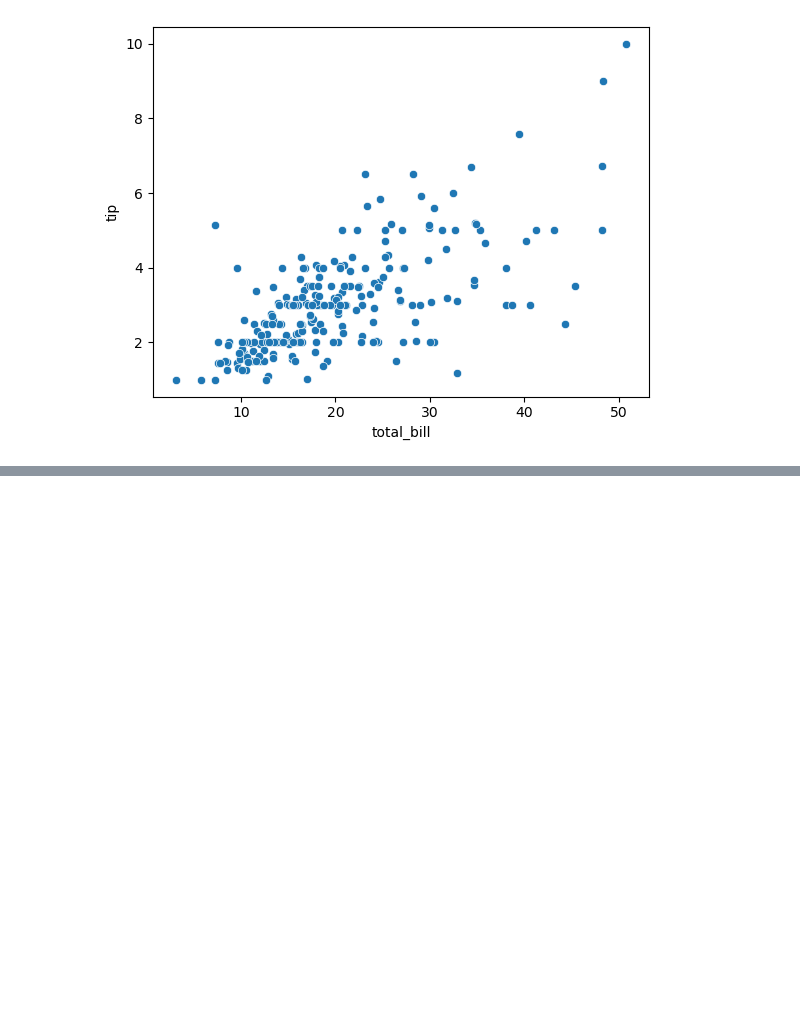
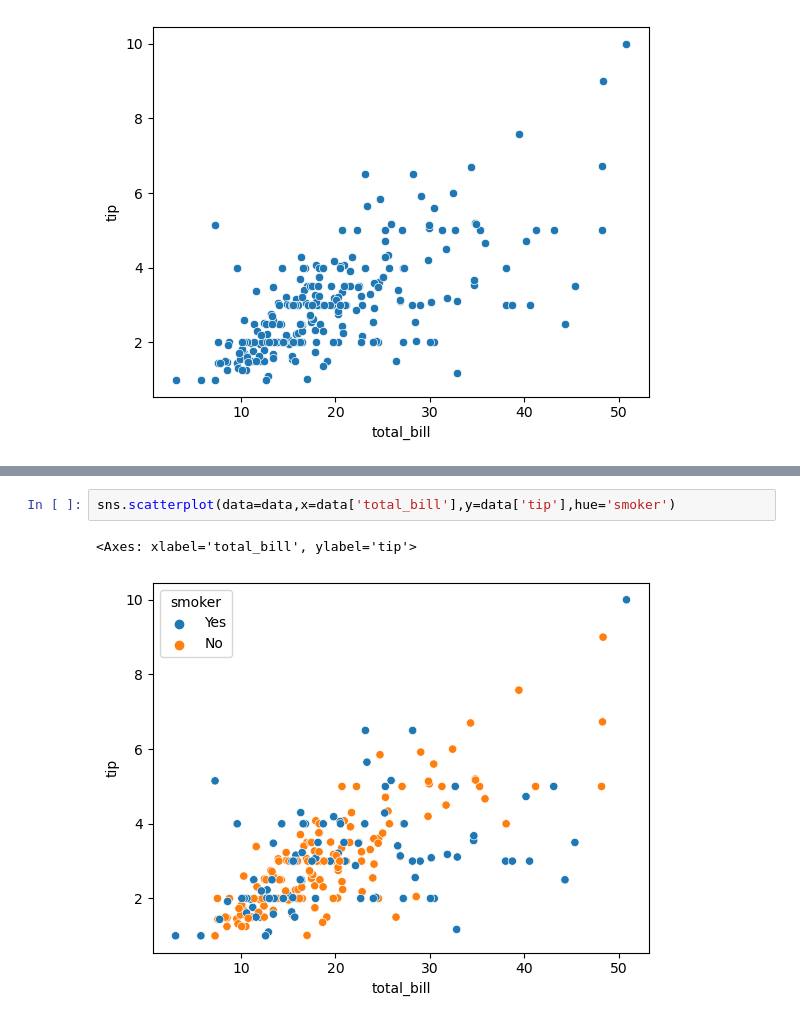
Before and after one commit to VaishnaviMGhadge/data_analysis, a Jupyter notebook: matplotlib/seaborntut.ipynb, the cells around one changed output, grey strips where cells are left out. Saved outputs shown, nothing was run; the diff lists cells and outputs as text; blank space fills up the shorter version.

```diff
--- a/matplotlib/seaborntut.ipynb
+++ b/matplotlib/seaborntut.ipynb
@@ -38,0 +56,5 @@ sns.scatterplot(x=data['total_bill'],y=data['tip'])
+# %%
+sns.scatterplot(data=data,x=data['total_bill'],y=data['tip'],hue='smoker')
+# %% [output]
+<Axes: xlabel='total_bill', ylabel='tip'>
+[figure, added]
```
Also changed, not shown: parts of 24 cells of this notebook.
